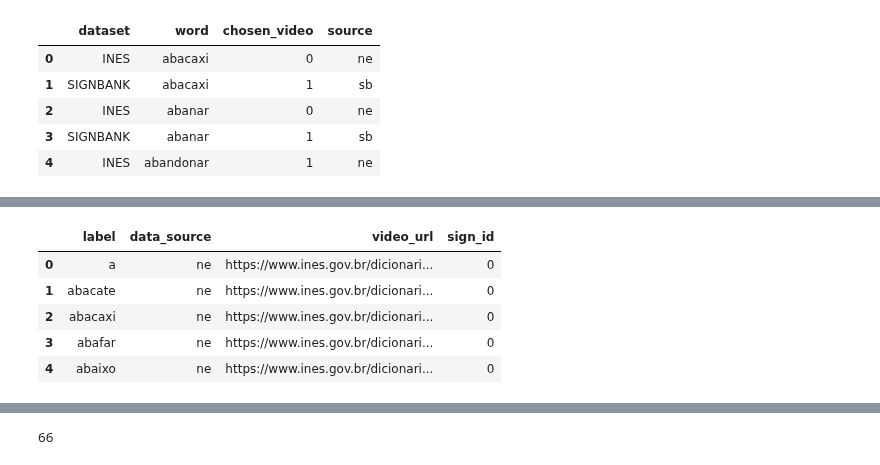
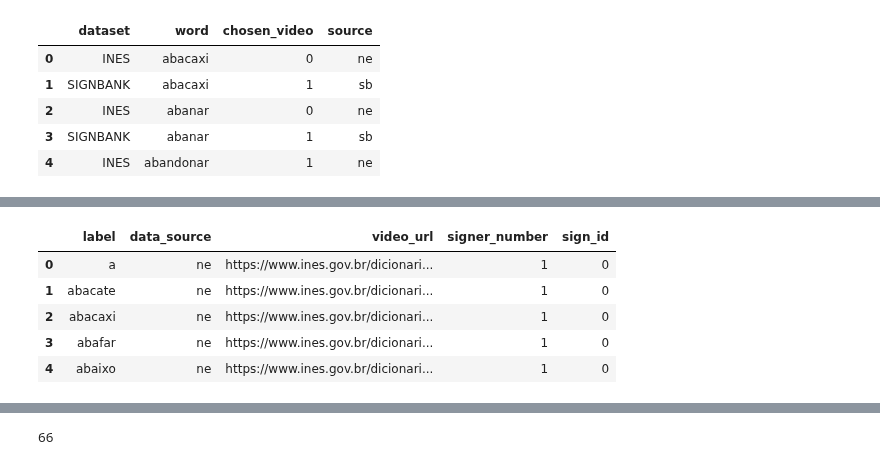
Before and after one commit to patrickf949/SaoPauloBrazilChapter_BrazilianSignLanguage, a Jupyter notebook: notebooks/vocabulary-building.ipynb, the cells around one changed output, grey strips where cells are left out. Drawn from its saved outputs; the diff is of its cells as text; code cells hidden in the pictures.

Commit message:
adjusted vocabulary-building,ipynb to include the signer_number column in metadata_combined.csv

```diff
--- a/notebooks/vocabulary-building.ipynb
+++ b/notebooks/vocabulary-building.ipynb
@@ -150,25 +163,29 @@ vocab_df.head()
 # %%
 selected_ne_df = ne_df.loc[:, ["label", "label_number", "data_source", "video_url"]]
-selected_ne_df["sign_id"] = selected_ne_df["label_number"]
-selected_ne_df.drop("label_number", axis=1, inplace=True)
+selected_ne_df.rename(columns={"label_number": "sign_id"}, inplace=True)
+selected_ne_df["signer_number"] = 1
 
-selected_sb_df = sb_df.loc[:, ["label", "data_source", "video_url", "sign_variant"]]
-selected_sb_df["sign_id"] = selected_sb_df["sign_variant"]
-selected_sb_df.drop("sign_variant", axis=1, inplace=True)
+selected_sb_df = sb_df.loc[:, ["label", "data_source", "video_url", "sign_variant", "signer_number"]]
+selected_sb_df.rename(columns={"sign_variant": "sign_id"}, inplace=True)
 
 selected_vl_df = vl_df.loc[:, ["label", "data_source", "video_url", "signer_number"]]
+# temporarily use signer_number as sign_id, since selected_video_variants.json uses it that way
 selected_vl_df["sign_id"] = selected_vl_df["signer_number"]
-selected_vl_df.drop("signer_number", axis=1, inplace=True)
 # %%
-combined_df = pd.concat([selected_ne_df, selected_sb_df, selected_vl_df], axis=0)
+column_order = ['label', 'data_source', 'video_url', 'signer_number', 'sign_id']
+combined_df = pd.concat([
+    selected_ne_df[column_order],
+    selected_sb_df[column_order],
+    selected_vl_df[column_order],
+    ], axis=0)
 combined_df.head()
 # %% [output]
-|  | label | data_source | video_url | sign_id |
-| 0 | a | ne | https://www.ines.gov.br/dicionari... | 0 |
-| 1 | abacate | ne | https://www.ines.gov.br/dicionari... | 0 |
-| 2 | abacaxi | ne | https://www.ines.gov.br/dicionari... | 0 |
-| 3 | abafar | ne | https://www.ines.gov.br/dicionari... | 0 |
-| 4 | abaixo | ne | https://www.ines.gov.br/dicionari... | 0 |
+|  | label | data_source | video_url | signer_number | sign_id |
+| 0 | a | ne | https://www.ines.gov.br/dicionari... | 1 | 0 |
+| 1 | abacate | ne | https://www.ines.gov.br/dicionari... | 1 | 0 |
+| 2 | abacaxi | ne | https://www.ines.gov.br/dicionari... | 1 | 0 |
+| 3 | abafar | ne | https://www.ines.gov.br/dicionari... | 1 | 0 |
+| 4 | abaixo | ne | https://www.ines.gov.br/dicionari... | 1 | 0 |
 # %%
 full_data = combined_df.merge(
     vocab_df,
```
Also changed, not shown: parts of 9 cells of this notebook, 1 other file.
